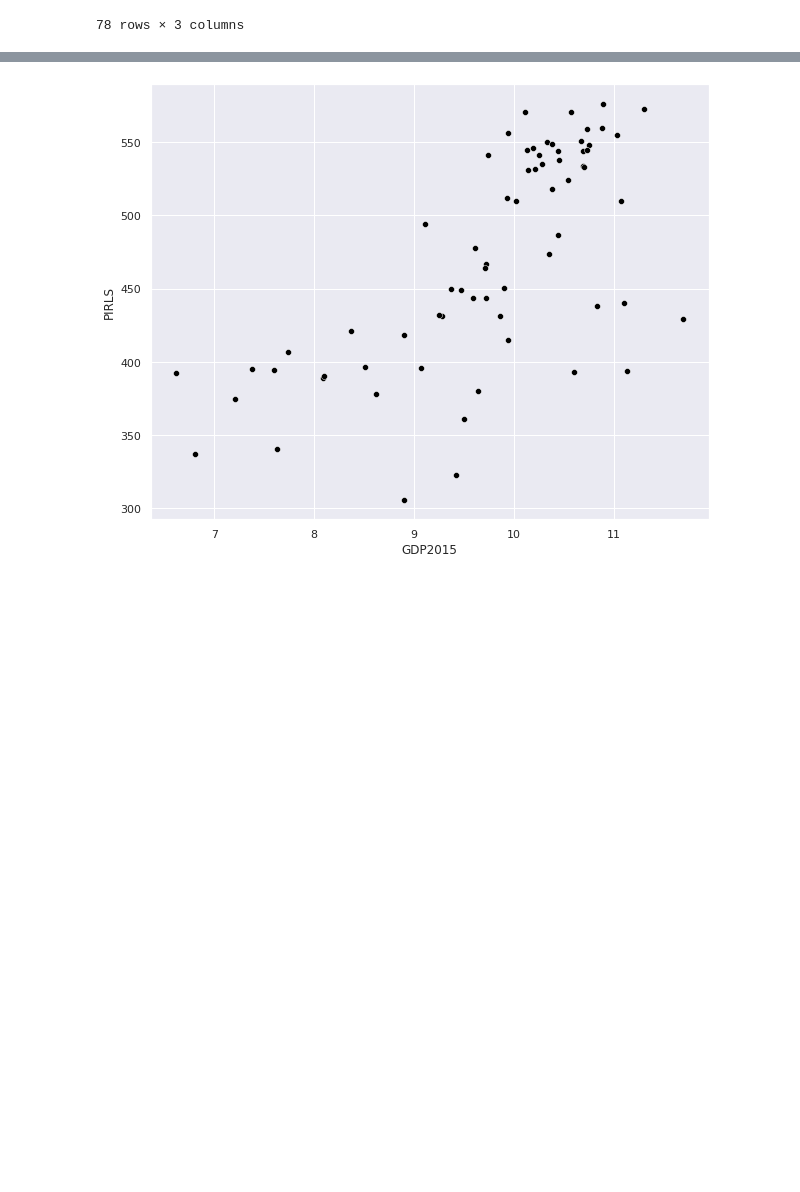
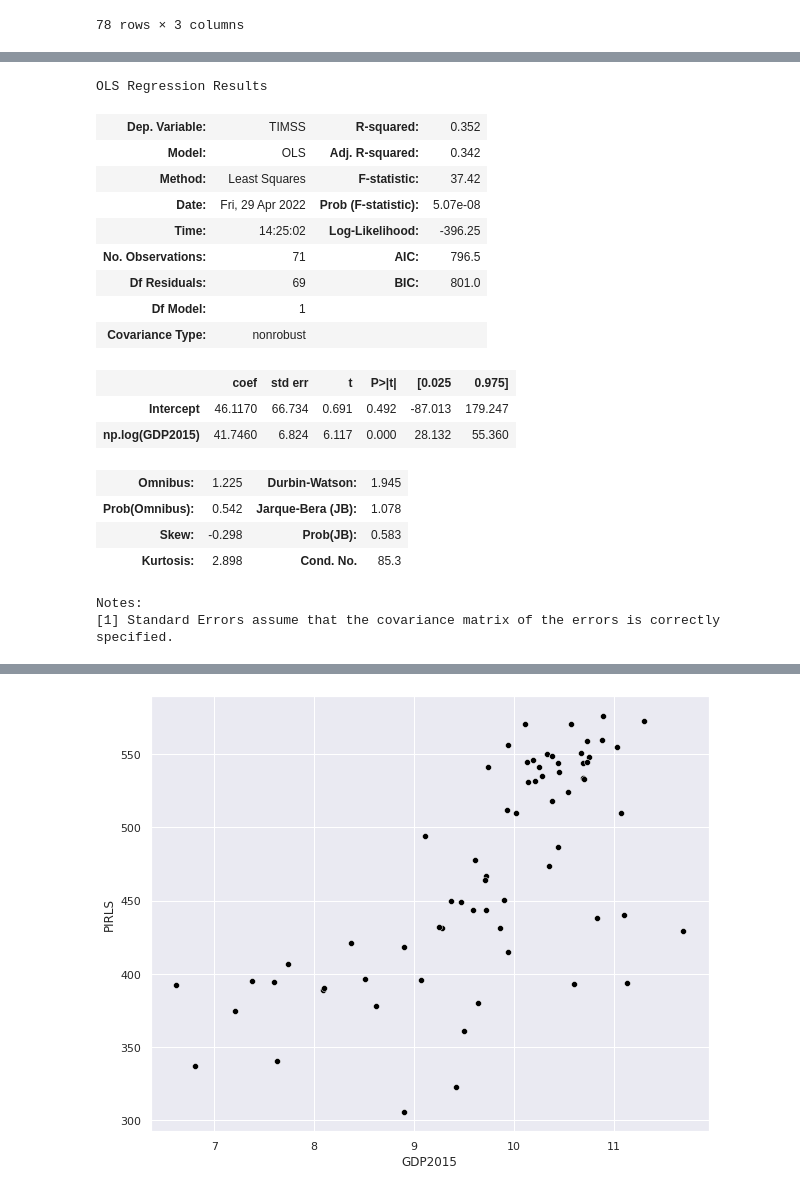
Before and after one commit to kmatzaro/Mathesis-assignments, a Jupyter notebook: Rosetta Stone/assignment_2.ipynb, the cells around one changed output, grey strips where cells are left out. Cells and saved outputs as stored; diff of their text form; code cells hidden in the pictures; blank space fills up the shorter version.

```diff
--- a/Rosetta Stone/assignment_2.ipynb
+++ b/Rosetta Stone/assignment_2.ipynb
@@ -125,0 +141,27 @@ merged.head()
+# %%
+model_TIMSS = smf.ols('TIMSS ~ np.log(GDP2015)', data= merged)
+res_TIMSS = model_TIMSS.fit()
+model_PIRLS = smf.ols('PIRLS ~ np.log(GDP2015)', data= merged)
+res_PIRLS = model_PIRLS.fit()
+# %%
+res_TIMSS.summary()
+# %% [output]
+OLS Regression Results
+| Dep. Variable: | TIMSS | R-squared: | 0.352 |
+| Model: | OLS | Adj. R-squared: | 0.342 |
+| Method: | Least Squares | F-statistic: | 37.42 |
+| Date: | Fri, 29 Apr 2022 | Prob (F-statistic): | 5.07e-08 |
+| Time: | 14:25:02 | Log-Likelihood: | -396.25 |
+| No. Observations: | 71 | AIC: | 796.5 |
+| Df Residuals: | 69 | BIC: | 801.0 |
+| Df Model: | 1 |  |  |
+| Covariance Type: | nonrobust |  |  |
+|  | coef | std err | t | P>|t| | [0.025 | 0.975] |
+| Intercept | 46.1170 | 66.734 | 0.691 | 0.492 | -87.013 | 179.247 |
+| np.log(GDP2015) | 41.7460 | 6.824 | 6.117 | 0.000 | 28.132 | 55.360 |
+| Omnibus: | 1.225 | Durbin-Watson: | 1.945 |
+| Prob(Omnibus): | 0.542 | Jarque-Bera (JB): | 1.078 |
+| Skew: | -0.298 | Prob(JB): | 0.583 |
+| Kurtosis: | 2.898 | Cond. No. | 85.3 |
+Notes:
+[1] Standard Errors assume that the covariance matrix of the errors is correctly specified.
```
Also changed, not shown: parts of 12 cells of this notebook.
